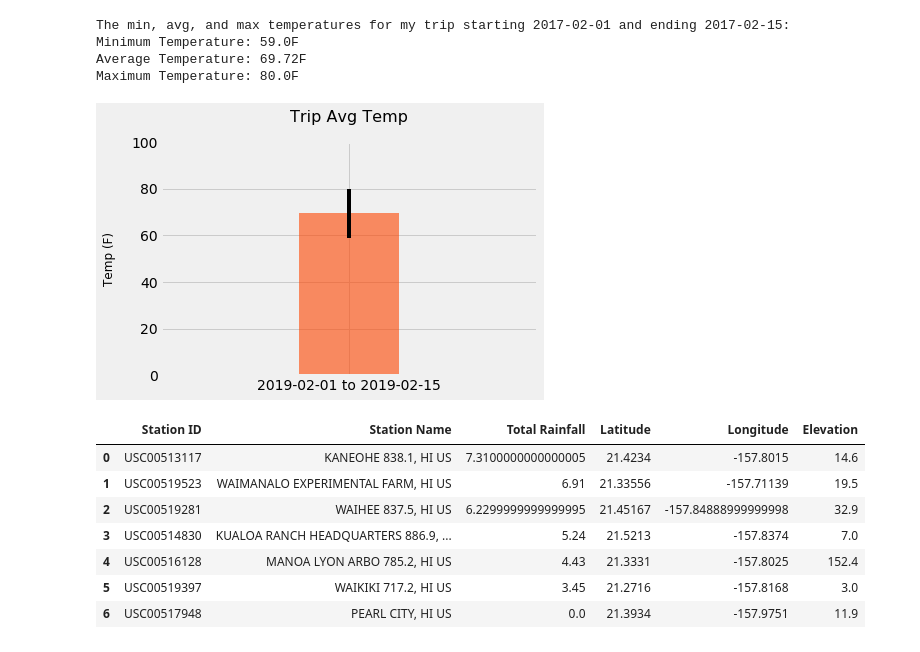
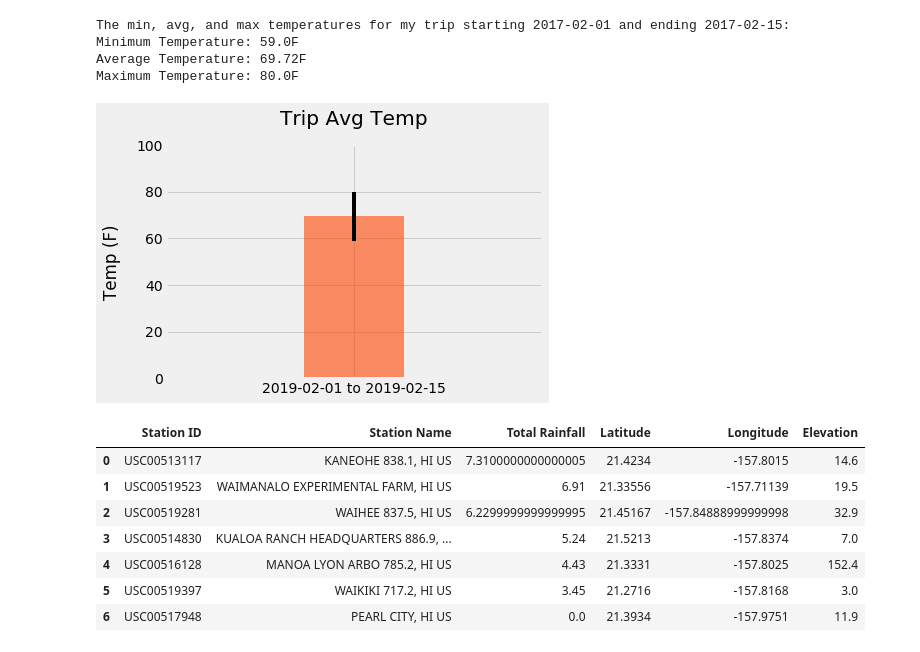
Before and after one commit to anulkar/sqlalchemy-challenge, a Jupyter notebook: climate_analysis.ipynb, the cells around one changed output. Drawn from its saved outputs; the diff is of its cells as text; code cells hidden in the pictures.

```diff
--- a/climate_analysis.ipynb
+++ b/climate_analysis.ipynb
@@ -185,22 +186,23 @@ Maximum Temperature: 80.0F
 # %%
 # Plot the results from the previous query as a bar chart.
 # Use "Trip Avg Temp" as the Title
 # Use the average temperature for the y value
 # Use the peak-to-peak (tmax-tmin) value as the y error bar (yerr)
 
 error_min = tavg - tmin
 error_max = tmax - tavg
 
 error_bars = np.array([[error_min], [error_max]])
 
 plt.bar(my_trip_dates, tavg, yerr=error_bars, color = 'orangered', alpha=.6)
 plt.ylim(0, 100)
 plt.xlim(-1.5, 1.5)
-plt.title('Trip Avg Temp', fontsize=16, pad=20)
-plt.ylabel('Temp (F)', fontsize=12, labelpad=15)
+plt.title('Trip Avg Temp', pad=20)
+plt.ylabel('Temp (F)', labelpad=15)
 plt.savefig(f'images/Trip_Avg_Temp_{my_trip_dates}.png', dpi=200)
+plt.show()
 # %% [output]
-[figure, old version]
+[figure, new version]
 # %%
 # Calculate the total amount of rainfall per weather station for your trip dates using the previous year's matching dates.
 # Sort this in descending order by precipitation amount and list the station, name, latitude, longitude, and elevation
```
Also changed, not shown: parts of 8 cells of this notebook.
